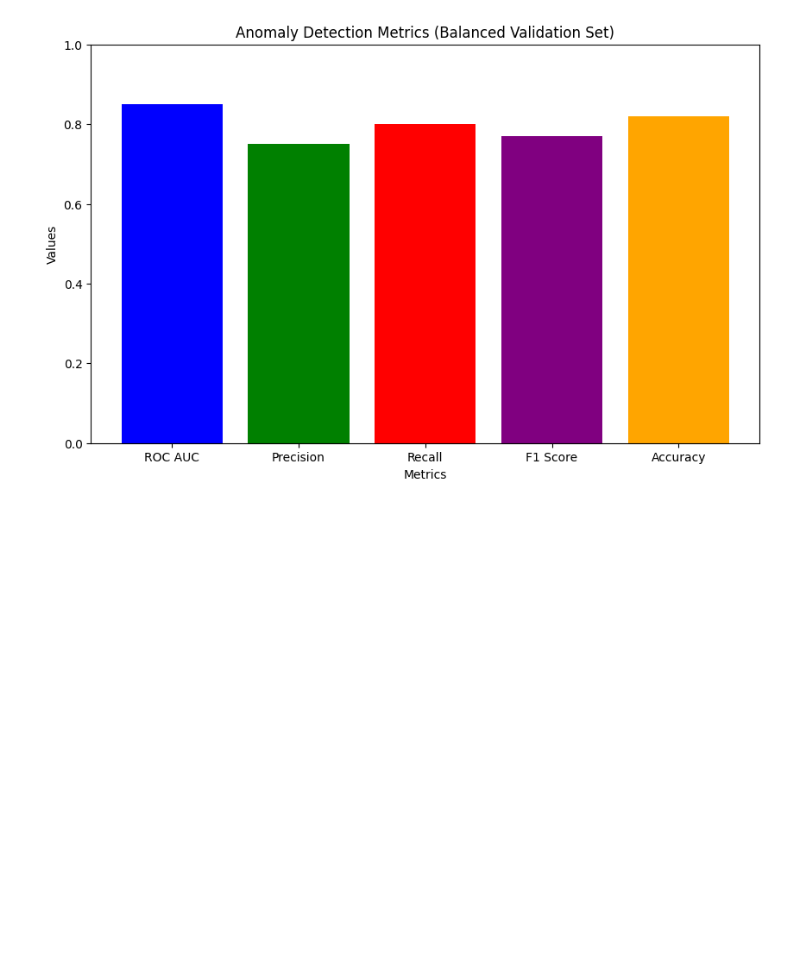
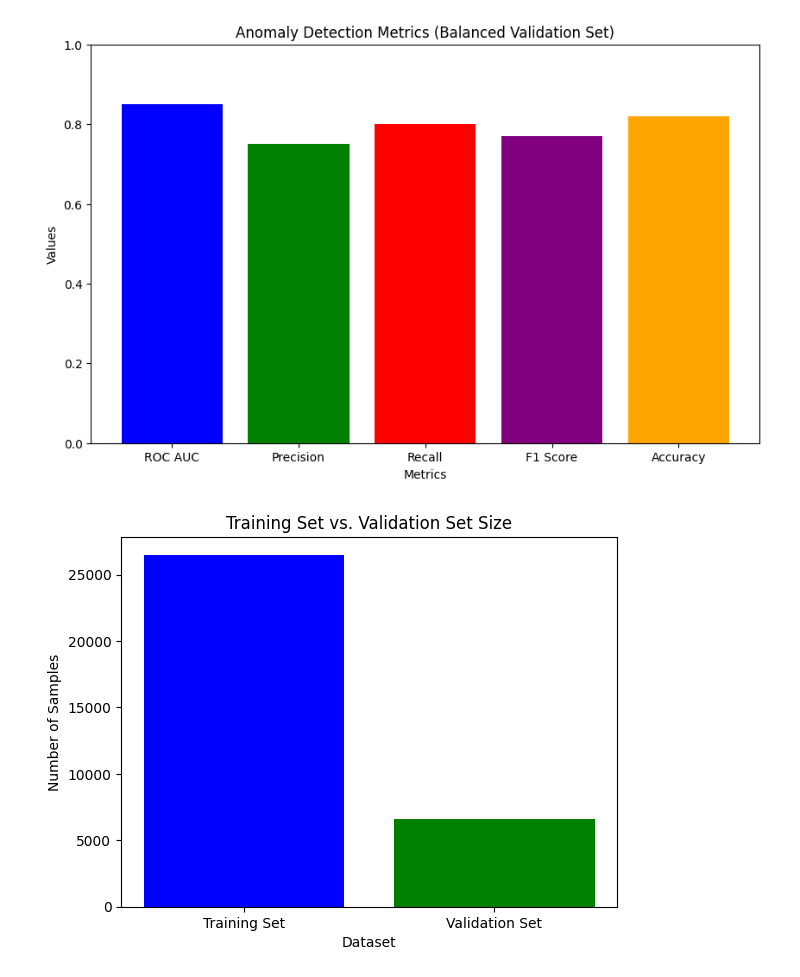
Before and after one commit to MahenJayawardana/DL_Assignment, a Jupyter notebook: anomaly_it20121488.ipynb, the cells around one changed output. Cells and saved outputs as stored; diff of their text form; code cells hidden in the pictures; blank space fills up the shorter version.

```diff
--- a/anomaly_it20121488.ipynb
+++ b/anomaly_it20121488.ipynb
@@ -351,3 +351,28 @@ plt.ylim(0, 1)  # Set the y-axis range between 0 and 1 (assuming these are perce
 plt.show()
 # %% [output]
 [figure]
+# %%
+import matplotlib.pyplot as plt
+
+# Sizes of the training and validation sets
+train_set_size = len(X_train)
+val_set_size = len(X_val)
+
+# Names for the bars
+labels = ['Training Set', 'Validation Set']
+
+# Sizes of the bars
+sizes = [train_set_size, val_set_size]
+
+# Create a bar chart
+plt.bar(labels, sizes, color=['blue', 'green'])
+
+# Add labels and title
+plt.xlabel('Dataset')
+plt.ylabel('Number of Samples')
+plt.title('Training Set vs. Validation Set Size')
+
+# Show the chart
+plt.show()
+# %% [output]
+[figure, added]
```
